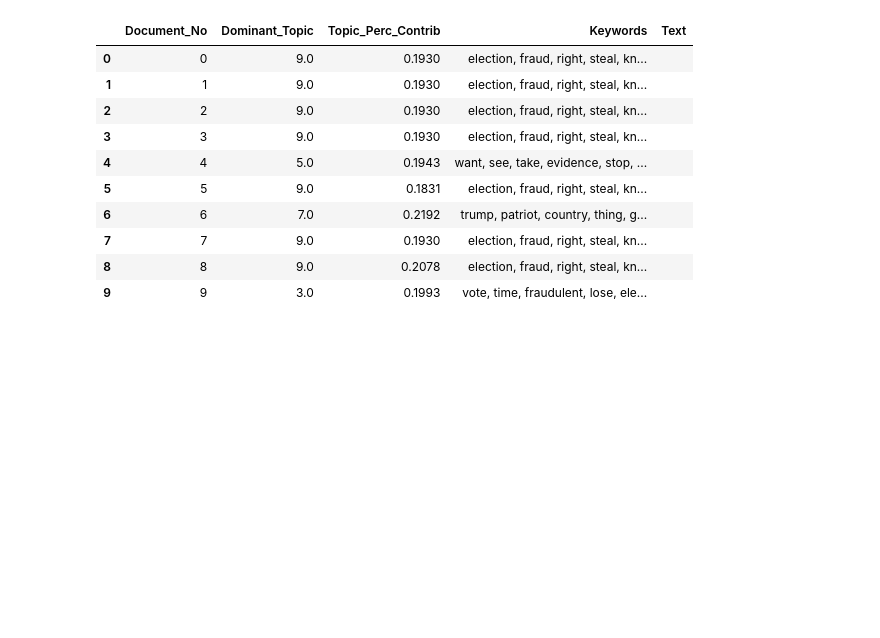
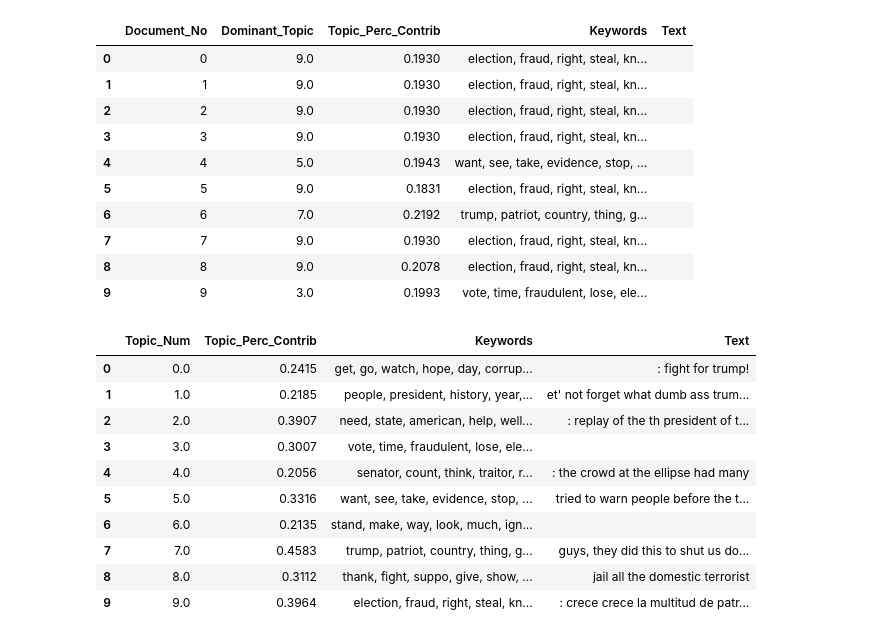
Before and after one commit to Aivrie/topic-analysis, a Jupyter notebook: topic_analysis (2nd analysis).ipynb, the cells around one changed output. Drawn from its saved outputs; the diff is of its cells as text; code cells hidden in the pictures; blank space fills up the shorter version.

```diff
--- a/topic_analysis (2nd analysis).ipynb
+++ b/topic_analysis (2nd analysis).ipynb
@@ -264,3 +264,34 @@ df_dominant_topic.head(10)
 | 7 | 7 | 9.0 | 0.1930 | election, fraud, right, steal, kn... |  |
 | 8 | 8 | 9.0 | 0.2078 | election, fraud, right, steal, kn... |  |
 | 9 | 9 | 3.0 | 0.1993 | vote, time, fraudulent, lose, ele... |  |
+# %%
+# Group top 5 sentences under each topic
+sent_topics_sorteddf_mallet = pd.DataFrame()
+
+sent_topics_outdf_grpd = df_topic_sents_keywords.groupby('Dominant_Topic')
+
+for i, grp in sent_topics_outdf_grpd:
+    sent_topics_sorteddf_mallet = pd.concat([sent_topics_sorteddf_mallet,
+                                             grp.sort_values(['Perc_Contribution'], ascending=[0]).head(1)],
+                                            axis=0)
+
+# Reset Index
+sent_topics_sorteddf_mallet.reset_index(drop=True, inplace=True)
+
+# Format
+sent_topics_sorteddf_mallet.columns = ['Topic_Num', "Topic_Perc_Contrib", "Keywords", "Text"]
+
+# Show
+sent_topics_sorteddf_mallet
+# %% [output]
+|  | Topic_Num | Topic_Perc_Contrib | Keywords | Text |
+| 0 | 0.0 | 0.2415 | get, go, watch, hope, day, corrup... | : fight for trump! |
+| 1 | 1.0 | 0.2185 | people, president, history, year,... | et' not forget what dumb ass trum... |
+| 2 | 2.0 | 0.3907 | need, state, american, help, well... | : replay of the th president of t... |
+| 3 | 3.0 | 0.3007 | vote, time, fraudulent, lose, ele... |  |
+| 4 | 4.0 | 0.2056 | senator, count, think, traitor, r... | : the crowd at the ellipse had many |
+| 5 | 5.0 | 0.3316 | want, see, take, evidence, stop, ... | tried to warn people before the t... |
+| 6 | 6.0 | 0.2135 | stand, make, way, look, much, ign... |  |
+| 7 | 7.0 | 0.4583 | trump, patriot, country, thing, g... | guys, they did this to shut us do... |
+| 8 | 8.0 | 0.3112 | thank, fight, suppo, give, show, ... | jail all the domestic terrorist |
+| 9 | 9.0 | 0.3964 | election, fraud, right, steal, kn... | : crece crece la multitud de patr... |
```
Also changed, not shown: parts of 1 cell of this notebook, 1 other file.
